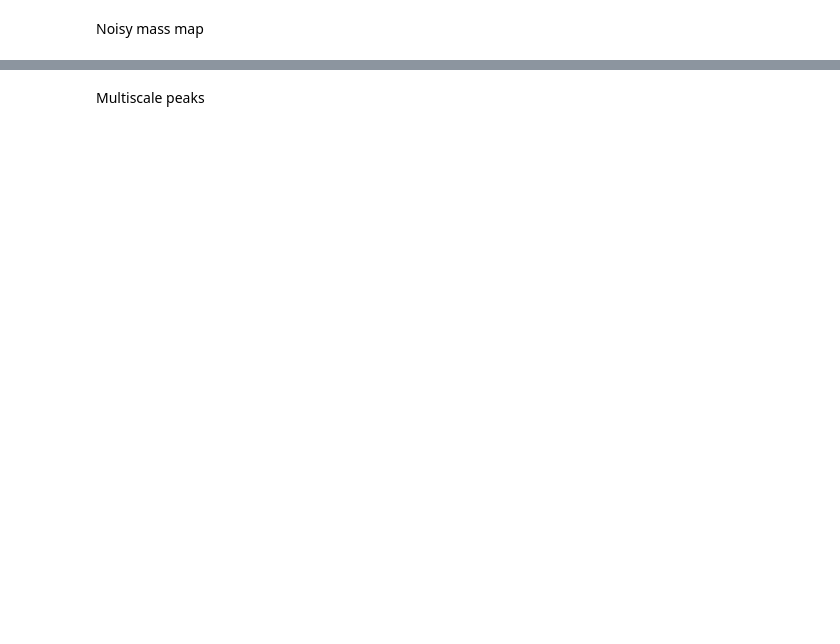
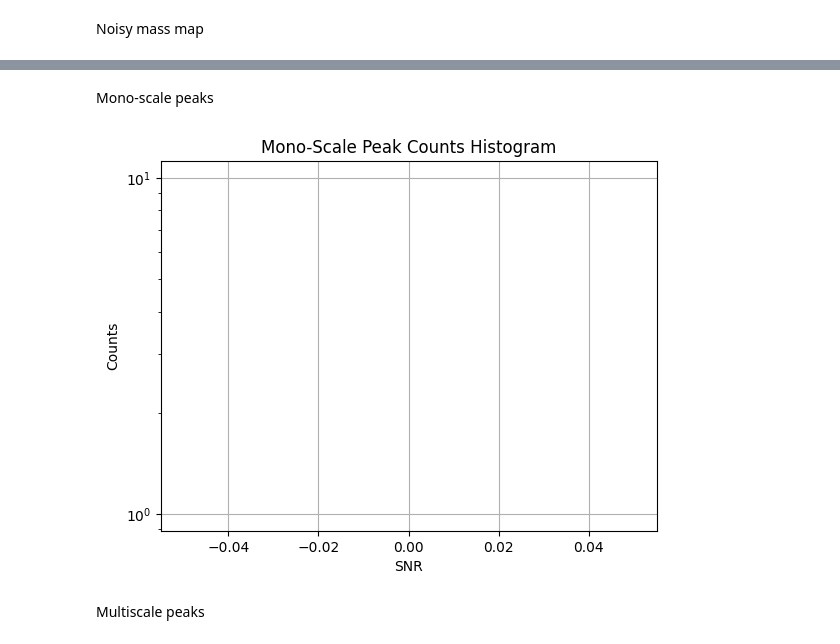
Before and after one commit to CosmoStat/shear-pipe-peaks, a Jupyter notebook: example/cosmoSLICS_bookkeeping_cosmostat.ipynb, the cells around one changed output, grey strips where cells are left out. Drawn from its saved outputs; the diff is of its cells as text; code cells hidden in the pictures; blank space fills up the shorter version.

```diff
--- a/example/cosmoSLICS_bookkeeping_cosmostat.ipynb
+++ b/example/cosmoSLICS_bookkeeping_cosmostat.ipynb
@@ -190,12 +213,8 @@ WT.init_starlet(nx, ny, nscale=ns)
 H = HOS_starlet_l1norm_peaks(WT)
 # %%
-MinSNR = -2
-MaxSNR = 6
-Nb=31
-Nb_l1 = 40
-H.set_bins(Min=MinSNR, Max=MaxSNR, nbins=Nb)
-SigmaMap = sigma_noise
-H.set_data(ks_noisy, SigmaMap, Mask=mask)
+H.set_bins(Min=MIN_SNR, Max=MAX_SNR, nbins=NBINS)
+H.set_data(ks_noisy, SigmaMap=sigma_noise, Mask=mask)
+H.get_mono_scale_peaks(ks_noisy, sigma_noise, mask=mask)
 H.get_wtpeaks(Mask=mask)
 pc = H.Peaks_Count
-H.get_wtl1(Nb_l1*2, Mask=mask)
+H.get_wtl1(NBINS_L1*2, Mask=mask)
@@ -201,0 +227,4 @@ H.get_wtl1(Nb_l1*2, Mask=mask)
+# %%
+# TEST
+H.set_data(ks_noisy, SigmaMap=sigma_noise, Mask=mask)
+H.get_wtl1(NBINS_L1*2, Mask=mask)
@@ -212,3 +252,9 @@ tvilut(ks_noisy, title='Noisy KS Map', lut='inferno', vmin=-0.1, vmax=0.1, fs=5)
+# %% [markdown]
+Mono-scale peaks
+# %%
+H.plot_mono_peaks_histogram()
+# %% [output]
+[figure, added]
 # %% [markdown]
 Multiscale peaks
 # %%
```
Also changed, not shown: parts of 24 cells of this notebook, 7 other files.
